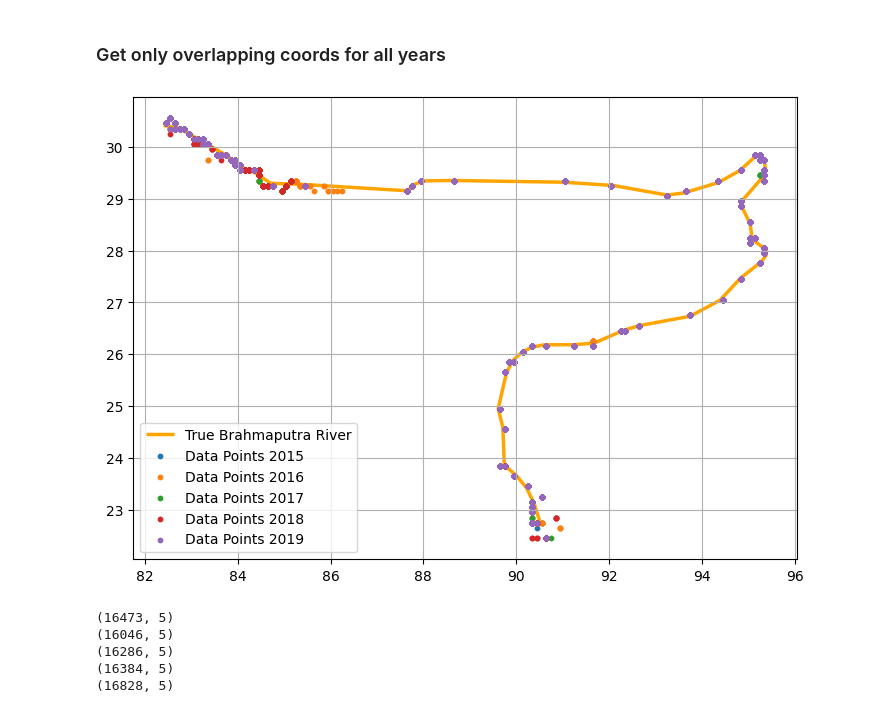
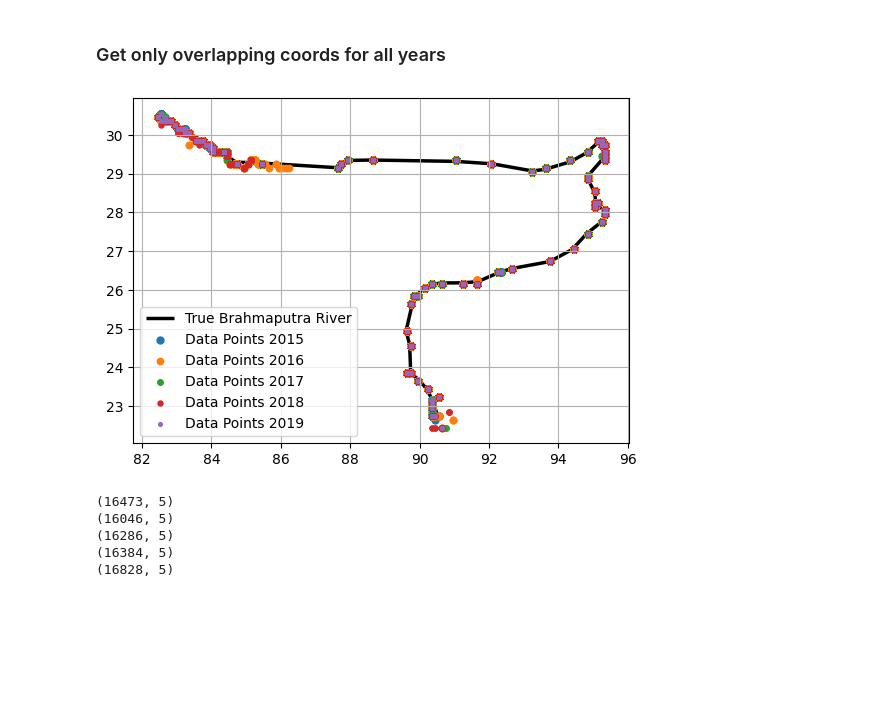
Before and after one commit to PaulNitschke/DS-Brahmaputra-River, a Jupyter notebook: notebooks/geo_exploration.ipynb, the cells around one changed output. Cells and saved outputs as stored; diff of their text form; code cells hidden in the pictures; blank space fills up the shorter version.

```diff
--- a/notebooks/geo_exploration.ipynb
+++ b/notebooks/geo_exploration.ipynb
@@ -225,21 +237,22 @@ Finished finding closest points, converting to geo.
 # %% [markdown]
 ### Get only overlapping coords for all years
 # %%
-fig, ax = plt.subplots(figsize=(13, 6))
+fig, ax = plt.subplots()
 
-brahmaputra.plot(ax=ax, color='orange', linewidth=2.5, label='True Brahmaputra River', zorder=0)
+brahmaputra.plot(ax=ax, color='k', linewidth=2.5, label='True Brahmaputra River', zorder=0)
 
-geo_points_2015.plot(ax=ax, markersize=10, marker='o', label='Data Points 2015')
-geo_points_2016.plot(ax=ax, markersize=10, marker='o', label='Data Points 2016')
-geo_points_2017.plot(ax=ax, markersize=10, marker='o', label='Data Points 2017')
-geo_points_2018.plot(ax=ax, markersize=10, marker='o', label='Data Points 2018')
-geo_points_2019.plot(ax=ax, markersize=10, marker='o', label='Data Points 2019')
+geo_points_2015.plot(ax=ax, markersize=25, marker='o', label='Data Points 2015')
+geo_points_2016.plot(ax=ax, markersize=21, marker='o', label='Data Points 2016')
+geo_points_2017.plot(ax=ax, markersize=16, marker='o', label='Data Points 2017')
+geo_points_2018.plot(ax=ax, markersize=13, marker='o', label='Data Points 2018')
+geo_points_2019.plot(ax=ax, markersize=7, marker='o', label='Data Points 2019')
 
 plt.grid(True)
 plt.legend()
+plt.savefig('../images/good_data.png')
 plt.show()
 # %% [output]
-[figure, old version]
+[figure, new version]
 # %%
 from functools import reduce
 
```
Also changed, not shown: parts of 4 cells of this notebook, 4 other files.
